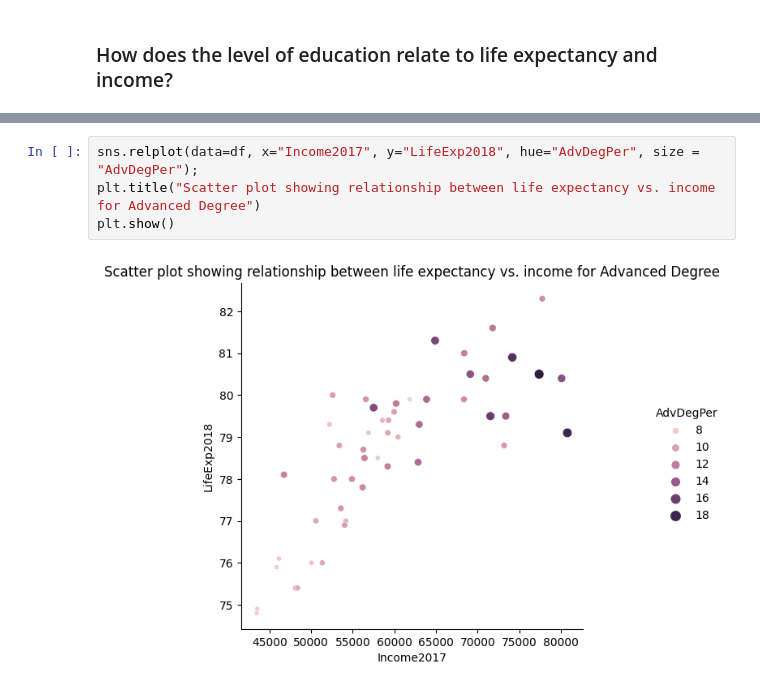
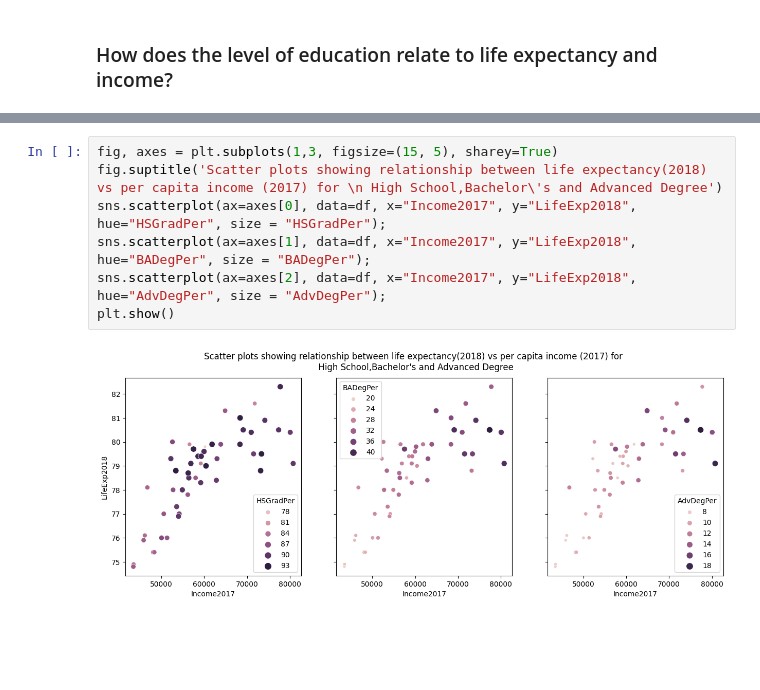
Before and after one commit to pallabee/Demographic-Data-Analysis, a Jupyter notebook: visualize_relationships.ipynb, the cells around one changed output, grey strips where cells are left out. Saved outputs shown, nothing was run; the diff lists cells and outputs as text; blank space fills up the shorter version.

```diff
--- a/visualize_relationships.ipynb
+++ b/visualize_relationships.ipynb
@@ -67,6 +80,9 @@ plt.show()
-# %%
-sns.relplot(data=df, x="Income2017", y="LifeExp2018", hue="AdvDegPer", size = "AdvDegPer");
-plt.title("Scatter plot showing relationship between life expectancy vs. income for Advanced Degree")
-plt.show()
-# %% [output]
-[figure, removed]
+# %%
+fig, axes = plt.subplots(1,3, figsize=(15, 5), sharey=True)
+fig.suptitle('Scatter plots showing relationship between life expectancy(2018) vs per capita income (2017) for \n High School,Bachelor\'s and Advanced Degree')
+sns.scatterplot(ax=axes[0], data=df, x="Income2017", y="LifeExp2018", hue="HSGradPer", size = "HSGradPer");
+sns.scatterplot(ax=axes[1], data=df, x="Income2017", y="LifeExp2018", hue="BADegPer", size = "BADegPer");
+sns.scatterplot(ax=axes[2], data=df, x="Income2017", y="LifeExp2018", hue="AdvDegPer", size = "AdvDegPer");
+plt.show()
+# %% [output]
+[figure, added]
```
Also changed, not shown: parts of 8 cells of this notebook.
